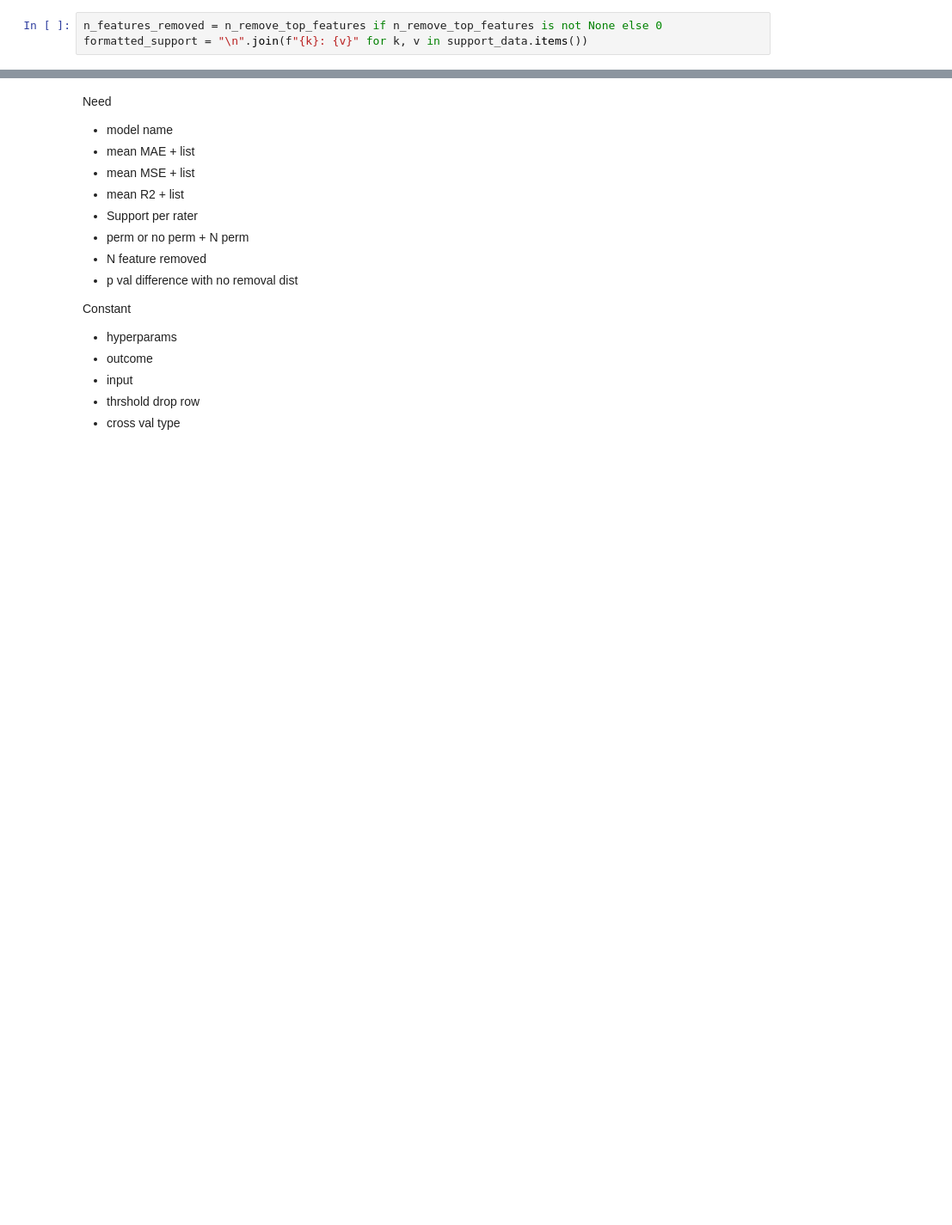
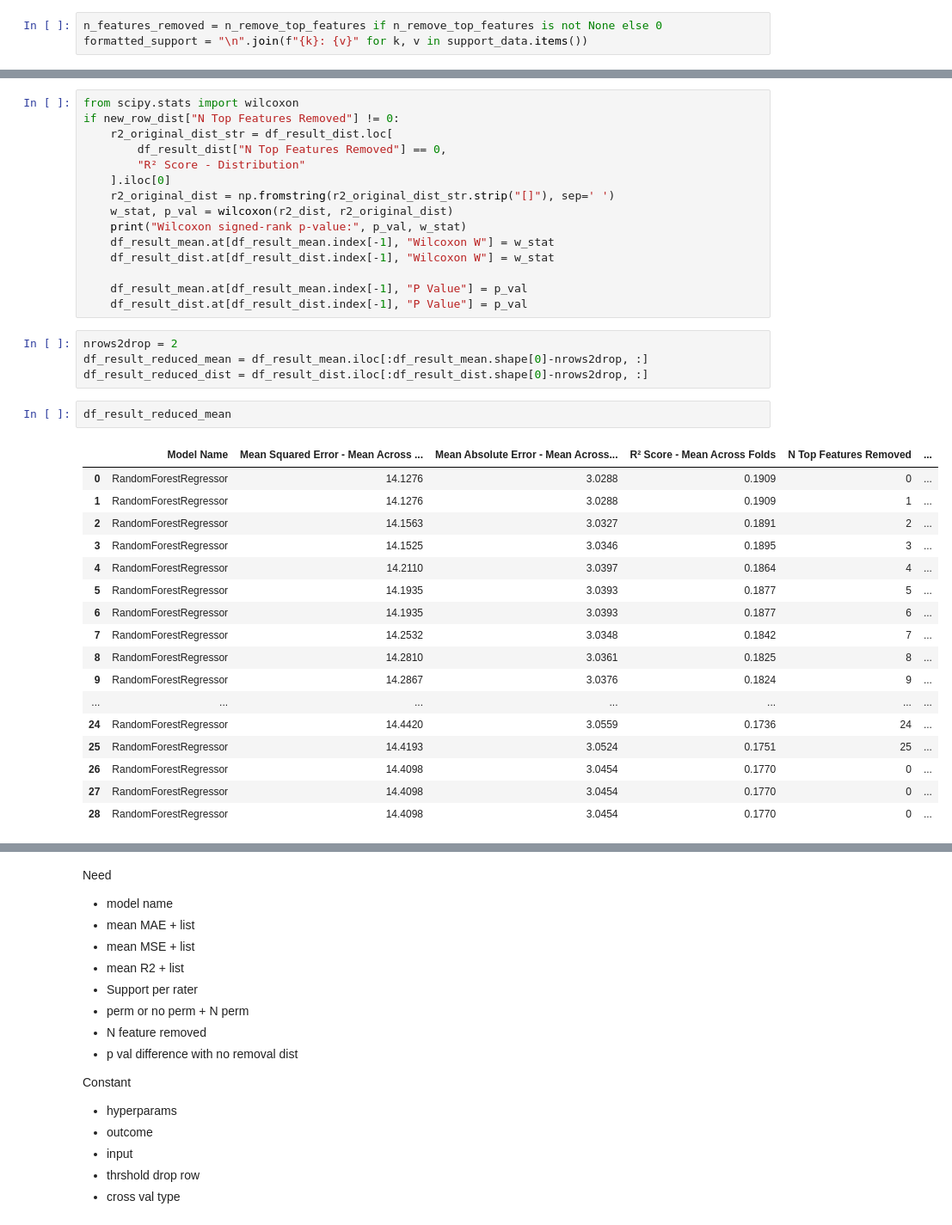
Before and after one commit to ALINA991/ADHD_fMRI, a Jupyter notebook: MTA/ML_analysis_complete.ipynb, the cells around one changed output, grey strips where cells are left out. Shown at 86% size. Drawn from its saved outputs; the diff is of its cells as text; blank space fills up the shorter version.

```diff
--- a/MTA/ML_analysis_complete.ipynb
+++ b/MTA/ML_analysis_complete.ipynb
@@ -739,0 +941,39 @@ NameError: name 'new_row' is not defined
+# %%
+from scipy.stats import wilcoxon
+if new_row_dist["N Top Features Removed"] != 0:
+    r2_original_dist_str = df_result_dist.loc[
+        df_result_dist["N Top Features Removed"] == 0,
+        "R² Score - Distribution"
+    ].iloc[0]
+    r2_original_dist = np.fromstring(r2_original_dist_str.strip("[]"), sep=' ')
+    w_stat, p_val = wilcoxon(r2_dist, r2_original_dist)
+    print("Wilcoxon signed-rank p-value:", p_val, w_stat)
+    df_result_mean.at[df_result_mean.index[-1], "Wilcoxon W"] = w_stat
+    df_result_dist.at[df_result_dist.index[-1], "Wilcoxon W"] = w_stat
+
+    df_result_mean.at[df_result_mean.index[-1], "P Value"] = p_val
+    df_result_dist.at[df_result_dist.index[-1], "P Value"] = p_val
+# %%
+nrows2drop = 2
+df_result_reduced_mean = df_result_mean.iloc[:df_result_mean.shape[0]-nrows2drop, :]
+df_result_reduced_dist = df_result_dist.iloc[:df_result_dist.shape[0]-nrows2drop, :]
+# %%
+df_result_reduced_mean
+# %% [output]
+|  | Model Name | Mean Squared Error - Mean Across ... | Mean Absolute Error - Mean Across... | R² Score - Mean Across Folds | N Top Features Removed | ... |
+| 0 | RandomForestRegressor | 14.1276 | 3.0288 | 0.1909 | 0 | ... |
+| 1 | RandomForestRegressor | 14.1276 | 3.0288 | 0.1909 | 1 | ... |
+| 2 | RandomForestRegressor | 14.1563 | 3.0327 | 0.1891 | 2 | ... |
+| 3 | RandomForestRegressor | 14.1525 | 3.0346 | 0.1895 | 3 | ... |
+| 4 | RandomForestRegressor | 14.2110 | 3.0397 | 0.1864 | 4 | ... |
+| 5 | RandomForestRegressor | 14.1935 | 3.0393 | 0.1877 | 5 | ... |
+| 6 | RandomForestRegressor | 14.1935 | 3.0393 | 0.1877 | 6 | ... |
+| 7 | RandomForestRegressor | 14.2532 | 3.0348 | 0.1842 | 7 | ... |
+| 8 | RandomForestRegressor | 14.2810 | 3.0361 | 0.1825 | 8 | ... |
+| 9 | RandomForestRegressor | 14.2867 | 3.0376 | 0.1824 | 9 | ... |
+| ... | ... | ... | ... | ... | ... | ... |
+| 24 | RandomForestRegressor | 14.4420 | 3.0559 | 0.1736 | 24 | ... |
+| 25 | RandomForestRegressor | 14.4193 | 3.0524 | 0.1751 | 25 | ... |
+| 26 | RandomForestRegressor | 14.4098 | 3.0454 | 0.1770 | 0 | ... |
+| 27 | RandomForestRegressor | 14.4098 | 3.0454 | 0.1770 | 0 | ... |
+| 28 | RandomForestRegressor | 14.4098 | 3.0454 | 0.1770 | 0 | ... |
```
Also changed, not shown: parts of 43 cells of this notebook, 1 other file.
